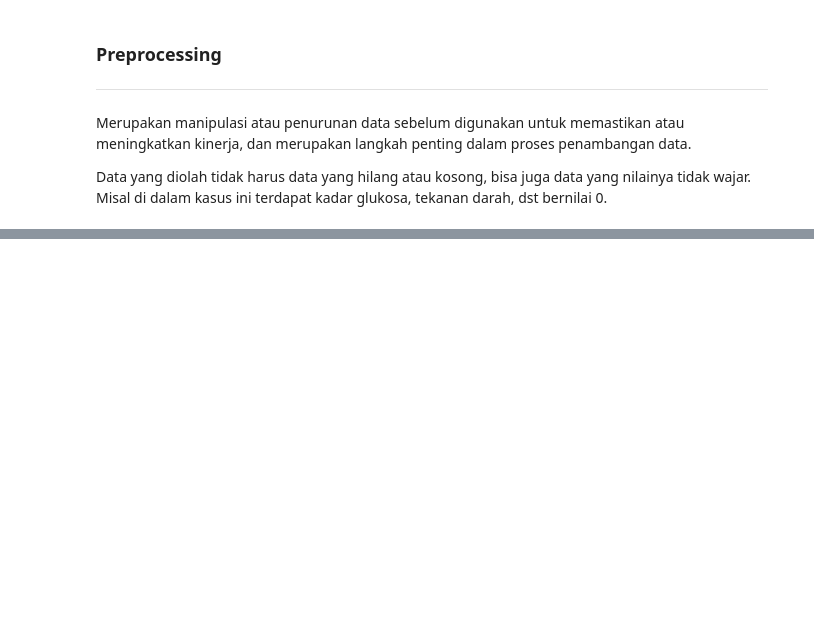
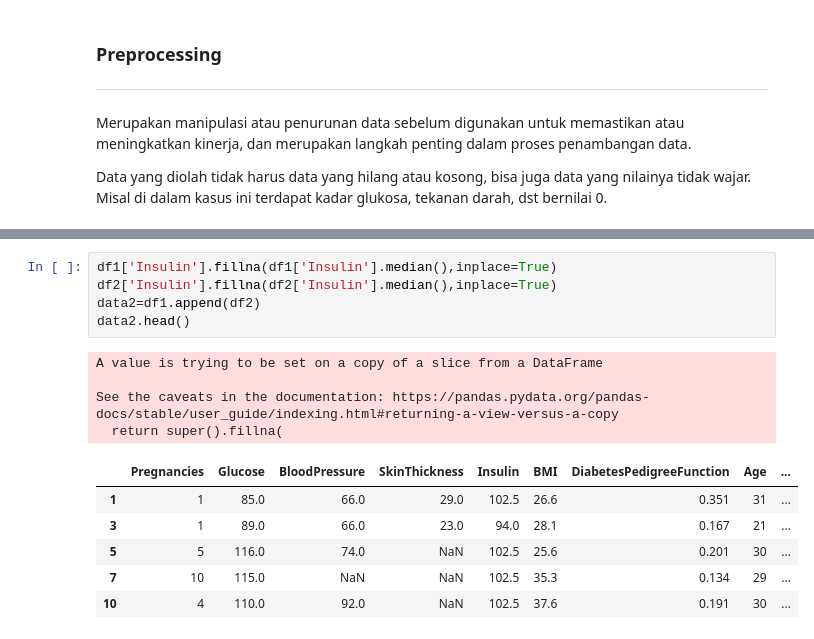
Before and after one commit to 53buahapel/data_science, a Jupyter notebook: Diabetes.ipynb, the cells around one changed output, grey strips where cells are left out. Drawn from its saved outputs; the diff is of its cells as text; blank space fills up the shorter version.

```diff
--- a/Diabetes.ipynb
+++ b/Diabetes.ipynb
@@ -156,0 +219,16 @@ _note : dalam skewness ada 2 pendapat. Pertama, dikatakan normal jika hasilnya a
+# %%
+df1['Insulin'].fillna(df1['Insulin'].median(),inplace=True)
+df2['Insulin'].fillna(df2['Insulin'].median(),inplace=True)
+data2=df1.append(df2)
+data2.head()
+# %% [output]
+A value is trying to be set on a copy of a slice from a DataFrame
+
+See the caveats in the documentation: https://pandas.pydata.org/pandas-docs/stable/user_guide/indexing.html#returning-a-view-versus-a-copy
+  return super().fillna(
+|  | Pregnancies | Glucose | BloodPressure | SkinThickness | Insulin | BMI | DiabetesPedigreeFunction | Age | ... |
+| 1 | 1 | 85.0 | 66.0 | 29.0 | 102.5 | 26.6 | 0.351 | 31 | ... |
+| 3 | 1 | 89.0 | 66.0 | 23.0 | 94.0 | 28.1 | 0.167 | 21 | ... |
+| 5 | 5 | 116.0 | 74.0 | NaN | 102.5 | 25.6 | 0.201 | 30 | ... |
+| 7 | 10 | 115.0 | NaN | NaN | 102.5 | 35.3 | 0.134 | 29 | ... |
+| 10 | 4 | 110.0 | 92.0 | NaN | 102.5 | 37.6 | 0.191 | 30 | ... |
```
Also changed, not shown: parts of 29 cells of this notebook.
